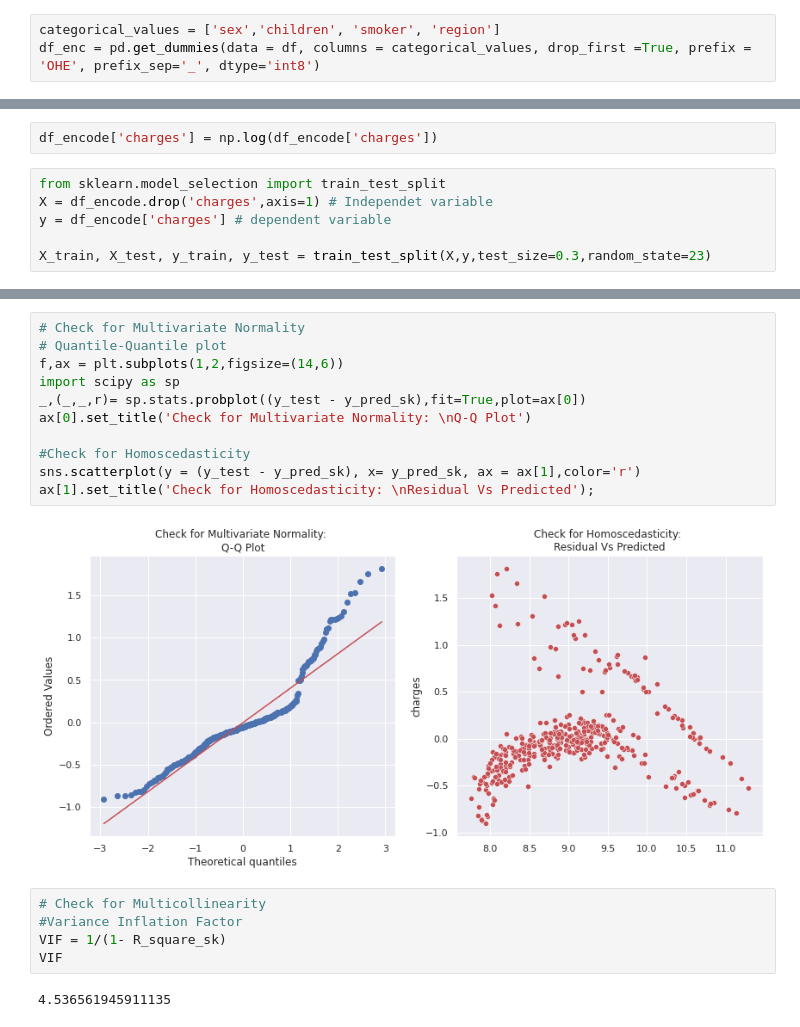
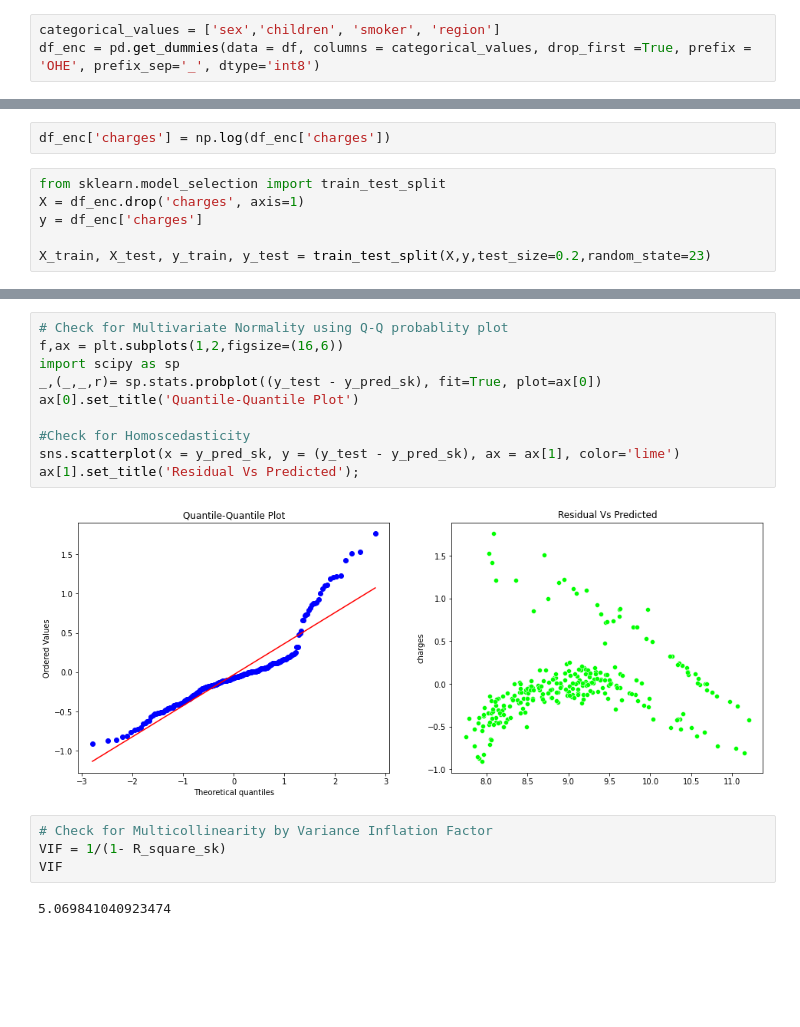
Before and after one commit to naksh-atra/ML_, a Jupyter notebook: LinearRegression.ipynb, the cells around one changed output, grey strips where cells are left out. Saved outputs shown, nothing was run; the diff lists cells and outputs as text; blank space fills up the shorter version.

```diff
--- a/LinearRegression.ipynb
+++ b/LinearRegression.ipynb
@@ -97,9 +107,9 @@ Number of rows and columns in the dataset: (1338, 13)
 # %%
-df_encode['charges'] = np.log(df_encode['charges'])
+df_enc['charges'] = np.log(df_enc['charges'])
 # %%
 from sklearn.model_selection import train_test_split
-X = df_encode.drop('charges',axis=1) # Independet variable
-y = df_encode['charges'] # dependent variable
+X = df_enc.drop('charges', axis=1)
+y = df_enc['charges']
 
-X_train, X_test, y_train, y_test = train_test_split(X,y,test_size=0.3,random_state=23)
+X_train, X_test, y_train, y_test = train_test_split(X,y,test_size=0.2,random_state=23)
 # %%
@@ -187,20 +198,18 @@ ax.set_title('Check for Residual normality & mean: \n Residual eror');
 # %%
-# Check for Multivariate Normality
-# Quantile-Quantile plot
-f,ax = plt.subplots(1,2,figsize=(14,6))
+# Check for Multivariate Normality using Q-Q probablity plot
+f,ax = plt.subplots(1,2,figsize=(16,6))
 import scipy as sp
-_,(_,_,r)= sp.stats.probplot((y_test - y_pred_sk),fit=True,plot=ax[0])
-ax[0].set_title('Check for Multivariate Normality: \nQ-Q Plot')
+_,(_,_,r)= sp.stats.probplot((y_test - y_pred_sk), fit=True, plot=ax[0])
+ax[0].set_title('Quantile-Quantile Plot')
 
 #Check for Homoscedasticity
-sns.scatterplot(y = (y_test - y_pred_sk), x= y_pred_sk, ax = ax[1],color='r')
-ax[1].set_title('Check for Homoscedasticity: \nResidual Vs Predicted');
+sns.scatterplot(x = y_pred_sk, y = (y_test - y_pred_sk), ax = ax[1], color='lime')
+ax[1].set_title('Residual Vs Predicted');
 # %% [output]
-[figure, old version]
+[figure, new version]
 # %%
-# Check for Multicollinearity
-#Variance Inflation Factor
+# Check for Multicollinearity by Variance Inflation Factor
 VIF = 1/(1- R_square_sk)
 VIF
 # %% [output]
-4.536561945911135
+5.069841040923474
```
Also changed, not shown: parts of 22 cells of this notebook.
